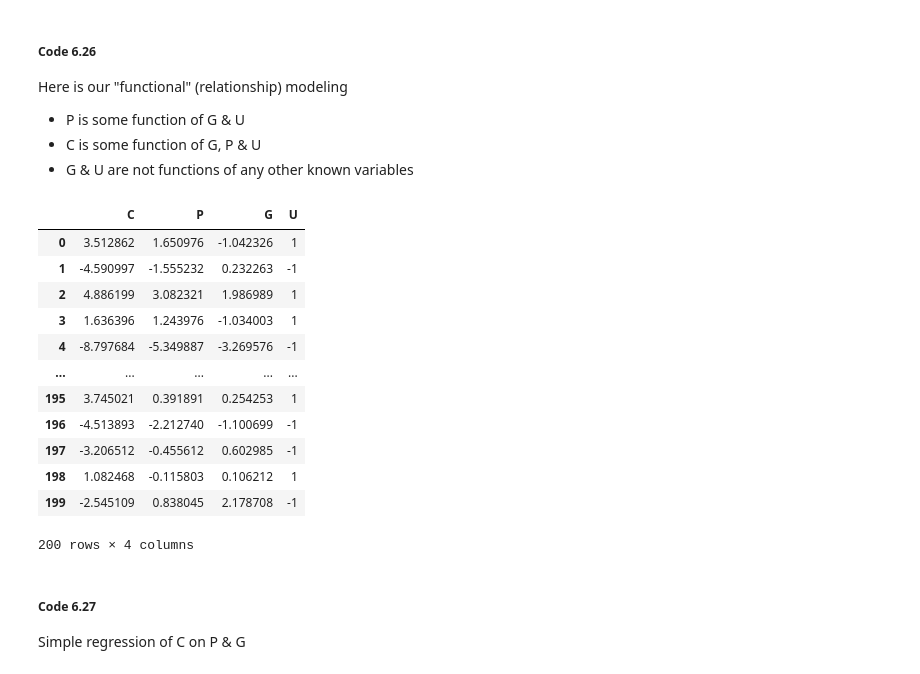
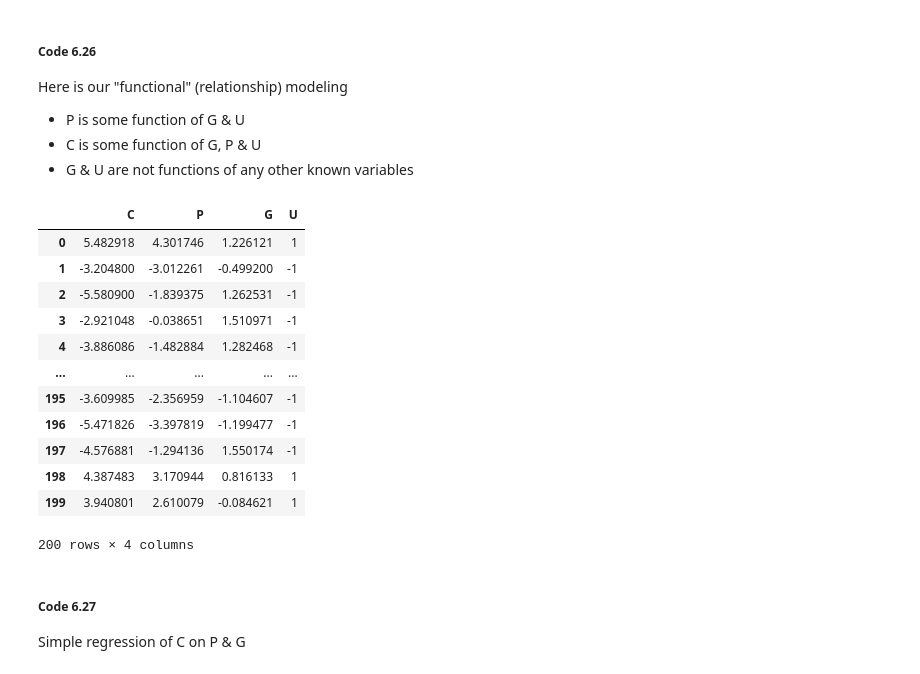
Before and after one commit to qpsy/rethinking-tfp2, a Jupyter notebook: 06_the_haunted_dag_and_the_causal_terror-2.ipynb, the cells around one changed output. Cells and saved outputs as stored; diff of their text form; code cells hidden in the pictures.

```diff
--- a/06_the_haunted_dag_and_the_causal_terror-2.ipynb
+++ b/06_the_haunted_dag_and_the_causal_terror-2.ipynb
@@ -833,12 +833,8 @@ We can now see that `bt` (effect of treatment) has a positive impact on the mode
 
 A synthetic data generation to modifiy the plant growth simulation so that fungus has no influence on growth, but moisture M influences both H1 and F
 # %%
-_SEED = 71
-
-# Note - even after providing SeedStream and generated seeds
-# it still does not respect it
 def simulate():
-    seed = tfp.util.SeedStream(_SEED, salt="sim_heights")
+    seed = tfp.util.SeedStream(71, salt="sim_heights")
 
     # number of plants
     N = 1000
@@ -847,9 +843,9 @@ def simulate():
     h0 = tfd.Normal(loc=10.0, scale=2.0).sample(N, seed=seed())
 
     # assign treatments and simulate fungus and growth
-    treatment = tf.repeat([0.0, 1.0], repeats=N // 2)
+    treatment = jnp.repeat(jnp.array([0.0, 1.0]), repeats=N // 2)
 
-    M = tf.cast(tfd.Bernoulli(probs=0.5).sample(N, seed=seed()), dtype=tf.float32)
+    M = tfd.Bernoulli(probs=0.5).sample(N, seed=seed())
 
     fungus = tfd.Binomial(
         total_count=1.0, probs=(0.5 - treatment * 0.4 + M * 0.4)
@@ -895,17 +891,19 @@ Simulating (synthetic data generation) happiness and its relationship with age &
 * After age 65, individuals leave the sample. (They move to Spain)
 # %%
 # Port of R code from here https://github.com/rmcelreath/rethinking/blob/master/R/sim_happiness.R
-def sim_happiness(seed=1977, N_years=1000, max_age=65, N_births=20, aom=18):
+def sim_happiness(N_years=1000, max_age=65, N_births=20, aom=18):
+    seed = tfp.util.SeedStream(621, salt="sim_happiness")
+
     # age existing individuals & newborns
-    A = np.repeat(np.arange(1, N_years + 1), N_births)
+    A = jnp.repeat(jnp.arange(1, N_years + 1), N_births)
     # sim happiness trait - never changes
-    H = np.repeat(np.linspace(-2, 2, N_births)[None, :], N_years, 0).reshape(-1)
+    H = jnp.repeat(jnp.linspace(-2, 2, N_births)[None, :], N_years, 0).reshape(-1)
     # not yet married
-    M = np.zeros(N_years * N_births, dtype=np.uint8)
+    M = jnp.zeros(N_years * N_births, dtype=np.uint8)
 
     def update_M(i, M):
         # for each person over 17, chance get married
-        married = tfd.Bernoulli(logits=(H - 4.0)).sample(seed=seed + i).numpy()
+        married = tfd.Bernoulli(logits=(H - 4.0)).sample(seed=seed())
         return np.where((A >= i) & (M == 0.0), married, M)
 
     def fori_loop(lower, upper, body_fun, init_val):
@@ -925,8 +923,7 @@ def sim_happiness(seed=1977, N_years=1000, max_age=65, N_births=20, aom=18):
     d = pd.DataFrame({"age": A, "married": M, "happiness": H})
     return d
 
-
-d = sim_happiness(seed=1977, N_years=1000)
+d = sim_happiness(N_years=1000)
 # %%
 d.describe()
 # %% [output]
@@ -1113,32 +1083,29 @@ Here is our "functional" (relationship) modeling
 # %%
 def grand_parent_sim():
     seed = tfp.util.SeedStream(1, salt="sim_grand_parent")
     U = 2 * tfd.Bernoulli(probs=0.5).sample(seed=seed(), sample_shape=N) - 1
     G = tfd.Normal(loc=0.0, scale=1.0).sample(seed=seed(), sample_shape=N)
-    temp = b_GP * G + b_U * tf.cast(U, dtype=tf.float32)
+    temp = b_GP * G + b_U * U
     P = tfd.Normal(loc=temp, scale=1.0).sample(seed=seed())
-    temp2 = b_PC * P + b_GC * G + b_U * tf.cast(U, dtype=tf.float32)
+    temp2 = b_PC * P + b_GC * G + b_U * U
     C = tfd.Normal(loc=temp2, scale=1.0).sample(seed=seed())
 
-    d = pd.DataFrame({"C": C.numpy(), "P": P.numpy(), "G": G.numpy(), "U": U.numpy()})
-
+    d = pd.DataFrame({"C": C, "P": P, "G": G, "U": U})
     return d
 
-
 d = grand_parent_sim()
-
 d
 # %% [output]
 |  | C | P | G | U |
-| 0 | 3.512862 | 1.650976 | -1.042326 | 1 |
-| 1 | -4.590997 | -1.555232 | 0.232263 | -1 |
-| 2 | 4.886199 | 3.082321 | 1.986989 | 1 |
-| 3 | 1.636396 | 1.243976 | -1.034003 | 1 |
-| 4 | -8.797684 | -5.349887 | -3.269576 | -1 |
+| 0 | 5.482918 | 4.301746 | 1.226121 | 1 |
+| 1 | -3.204800 | -3.012261 | -0.499200 | -1 |
+| 2 | -5.580900 | -1.839375 | 1.262531 | -1 |
+| 3 | -2.921048 | -0.038651 | 1.510971 | -1 |
+| 4 | -3.886086 | -1.482884 | 1.282468 | -1 |
 | ... | ... | ... | ... | ... |
-| 195 | 3.745021 | 0.391891 | 0.254253 | 1 |
-| 196 | -4.513893 | -2.212740 | -1.100699 | -1 |
-| 197 | -3.206512 | -0.455612 | 0.602985 | -1 |
-| 198 | 1.082468 | -0.115803 | 0.106212 | 1 |
-| 199 | -2.545109 | 0.838045 | 2.178708 | -1 |
+| 195 | -3.609985 | -2.356959 | -1.104607 | -1 |
+| 196 | -5.471826 | -3.397819 | -1.199477 | -1 |
+| 197 | -4.576881 | -1.294136 | 1.550174 | -1 |
+| 198 | 4.387483 | 3.170944 | 0.816133 | 1 |
+| 199 | 3.940801 | 2.610079 | -0.084621 | 1 |
 200 rows × 4 columns
```
Also changed, not shown: parts of 71 cells of this notebook.
